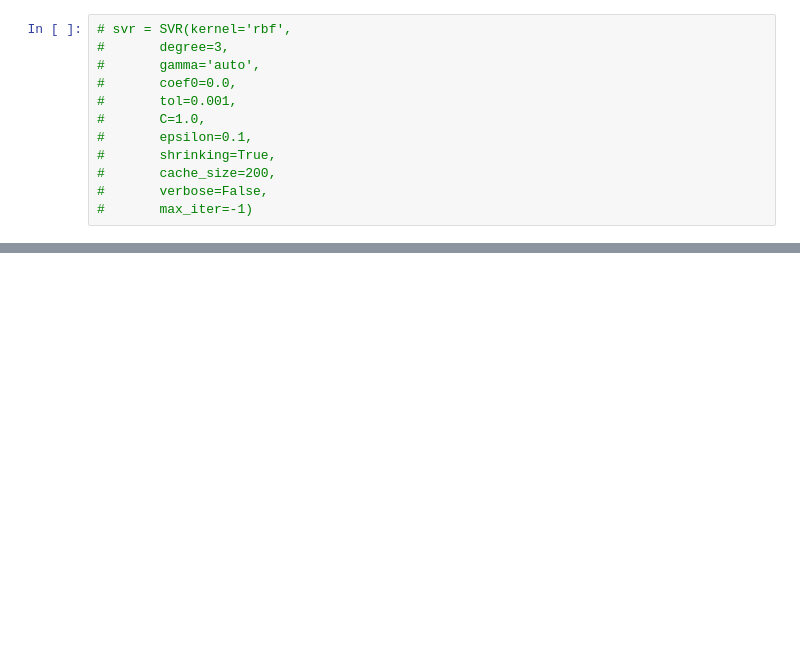
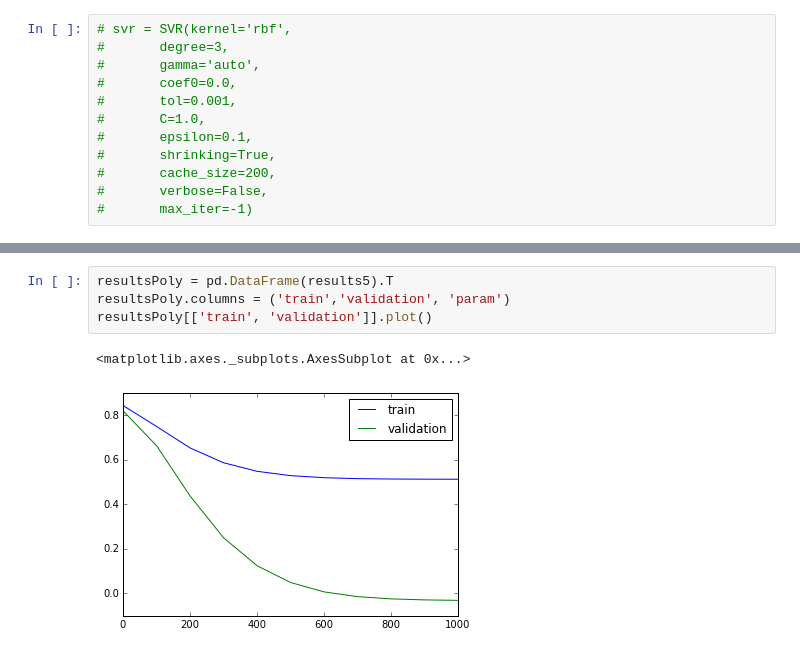
Before and after one commit to AlanPolson/ML_Project, a Jupyter notebook: Code/acs/2_ML/SVR/SVR.ipynb, the cells around one changed output, grey strips where cells are left out. Saved outputs shown, nothing was run; the diff lists cells and outputs as text; blank space fills up the shorter version.

```diff
--- a/Code/acs/2_ML/SVR/SVR.ipynb
+++ b/Code/acs/2_ML/SVR/SVR.ipynb
@@ -140,0 +240,7 @@ def evaluate(model, datas=datas ):
+# %%
+resultsPoly = pd.DataFrame(results5).T
+resultsPoly.columns = ('train','validation', 'param')
+resultsPoly[['train', 'validation']].plot()
+# %% [output]
+<matplotlib.axes._subplots.AxesSubplot at 0x...>
+[figure, added]
```
Also changed, not shown: parts of 35 cells of this notebook.
